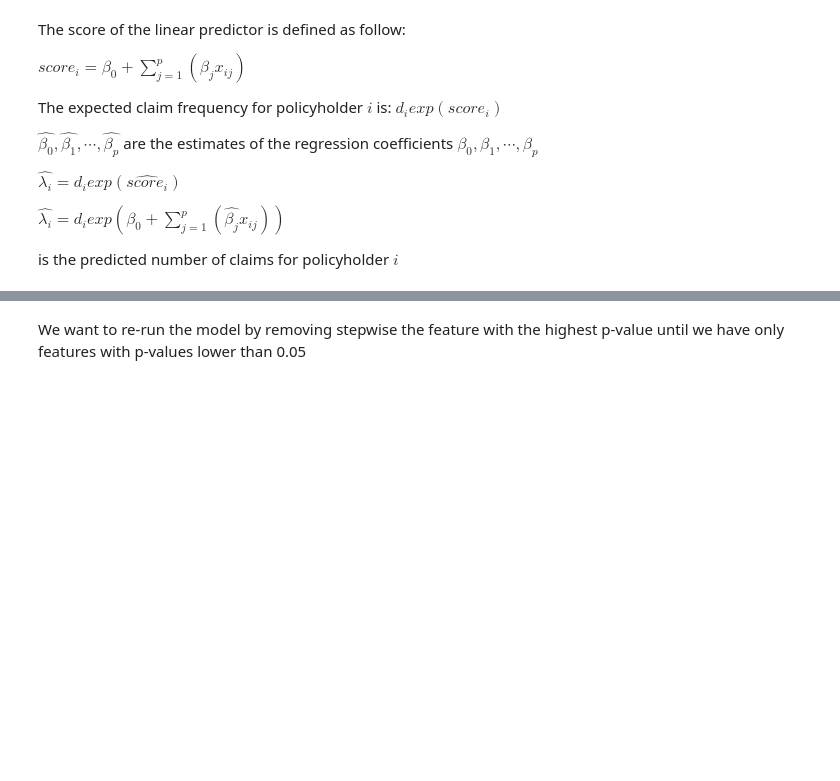
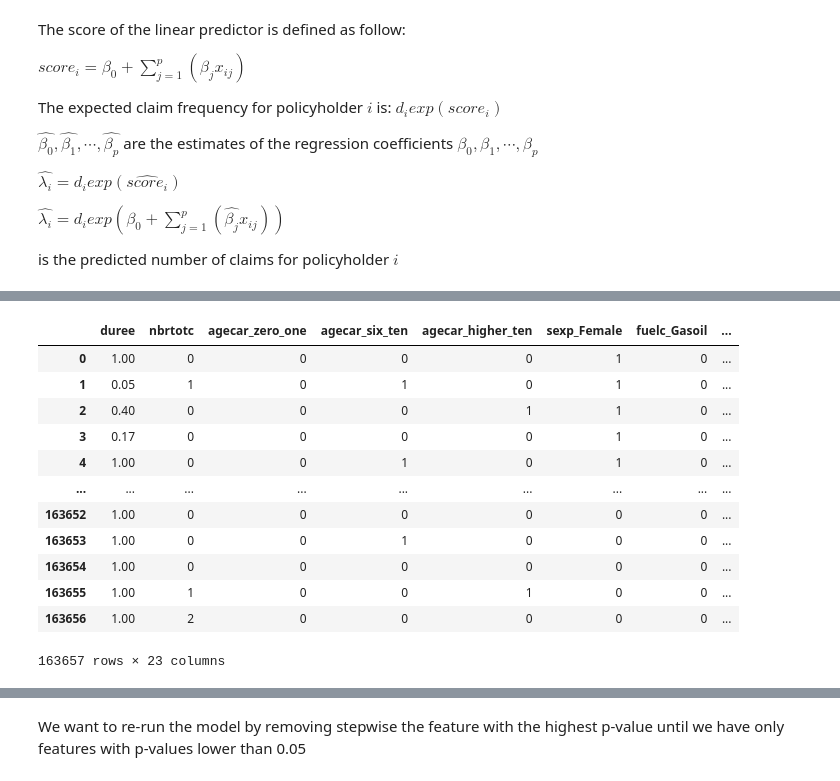
Before and after one commit to MarinoSanLorenzo/actuarial_ds, a Jupyter notebook: blog_post_main2.ipynb, the cells around one changed output, grey strips where cells are left out. Drawn from its saved outputs; the diff is of its cells as text; code cells hidden in the pictures; blank space fills up the shorter version.

```diff
--- a/blog_post_main2.ipynb
+++ b/blog_post_main2.ipynb
@@ -728,0 +719,16 @@ poisson_tree.fit(x_train, y_train, sample_weight=exp_train)
+# %%
+X
+# %% [output]
+|  | duree | nbrtotc | agecar_zero_one | agecar_six_ten | agecar_higher_ten | sexp_Female | fuelc_Gasoil | ... |
+| 0 | 1.00 | 0 | 0 | 0 | 0 | 1 | 0 | ... |
+| 1 | 0.05 | 1 | 0 | 1 | 0 | 1 | 0 | ... |
+| 2 | 0.40 | 0 | 0 | 0 | 1 | 1 | 0 | ... |
+| 3 | 0.17 | 0 | 0 | 0 | 0 | 1 | 0 | ... |
+| 4 | 1.00 | 0 | 0 | 1 | 0 | 1 | 0 | ... |
+| ... | ... | ... | ... | ... | ... | ... | ... | ... |
+| 163652 | 1.00 | 0 | 0 | 0 | 0 | 0 | 0 | ... |
+| 163653 | 1.00 | 0 | 0 | 1 | 0 | 0 | 0 | ... |
+| 163654 | 1.00 | 0 | 0 | 0 | 0 | 0 | 0 | ... |
+| 163655 | 1.00 | 1 | 0 | 0 | 1 | 0 | 0 | ... |
+| 163656 | 1.00 | 2 | 0 | 0 | 0 | 0 | 0 | ... |
+163657 rows × 23 columns
```
Also changed, not shown: parts of 18 cells of this notebook, 2 other files.
